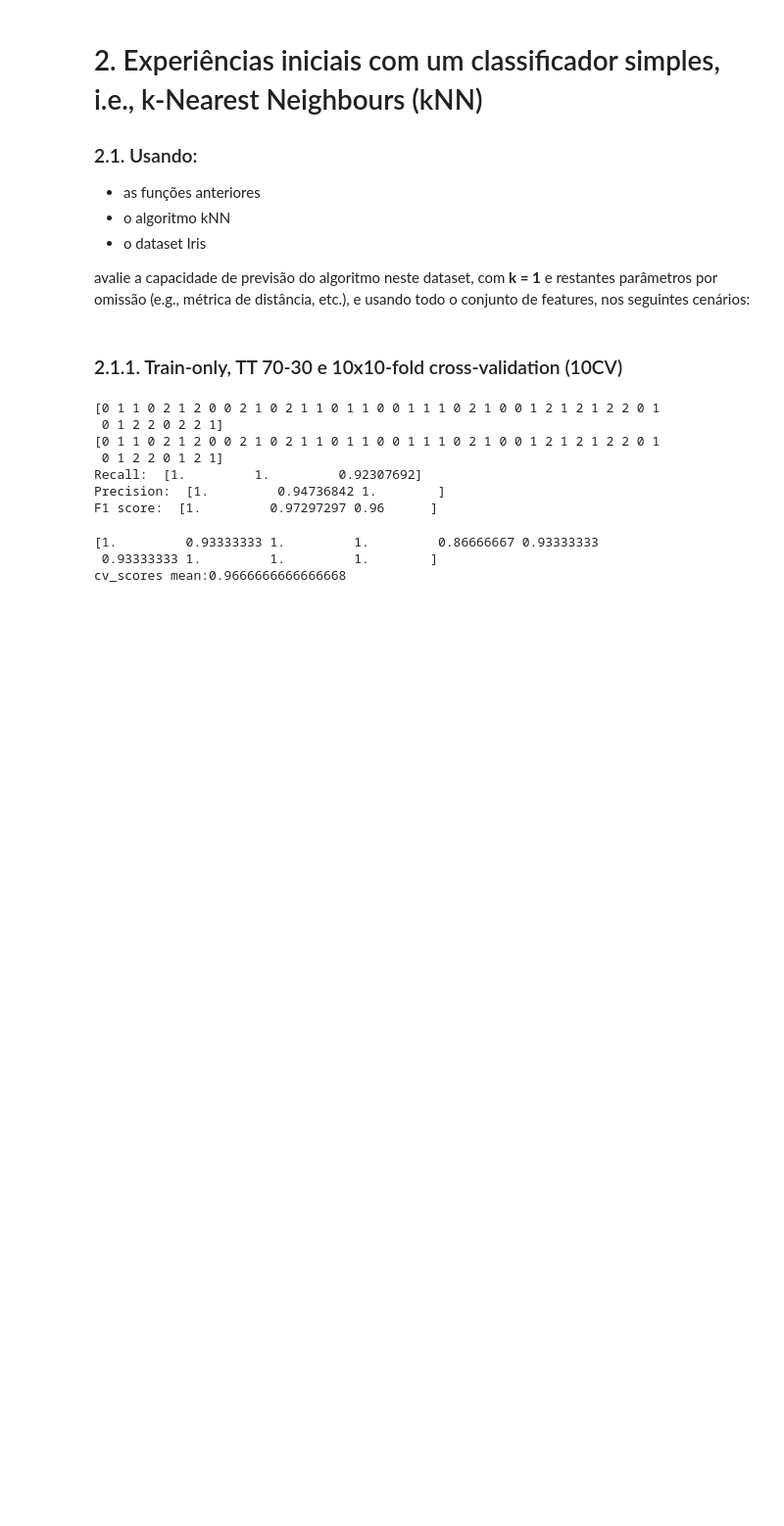
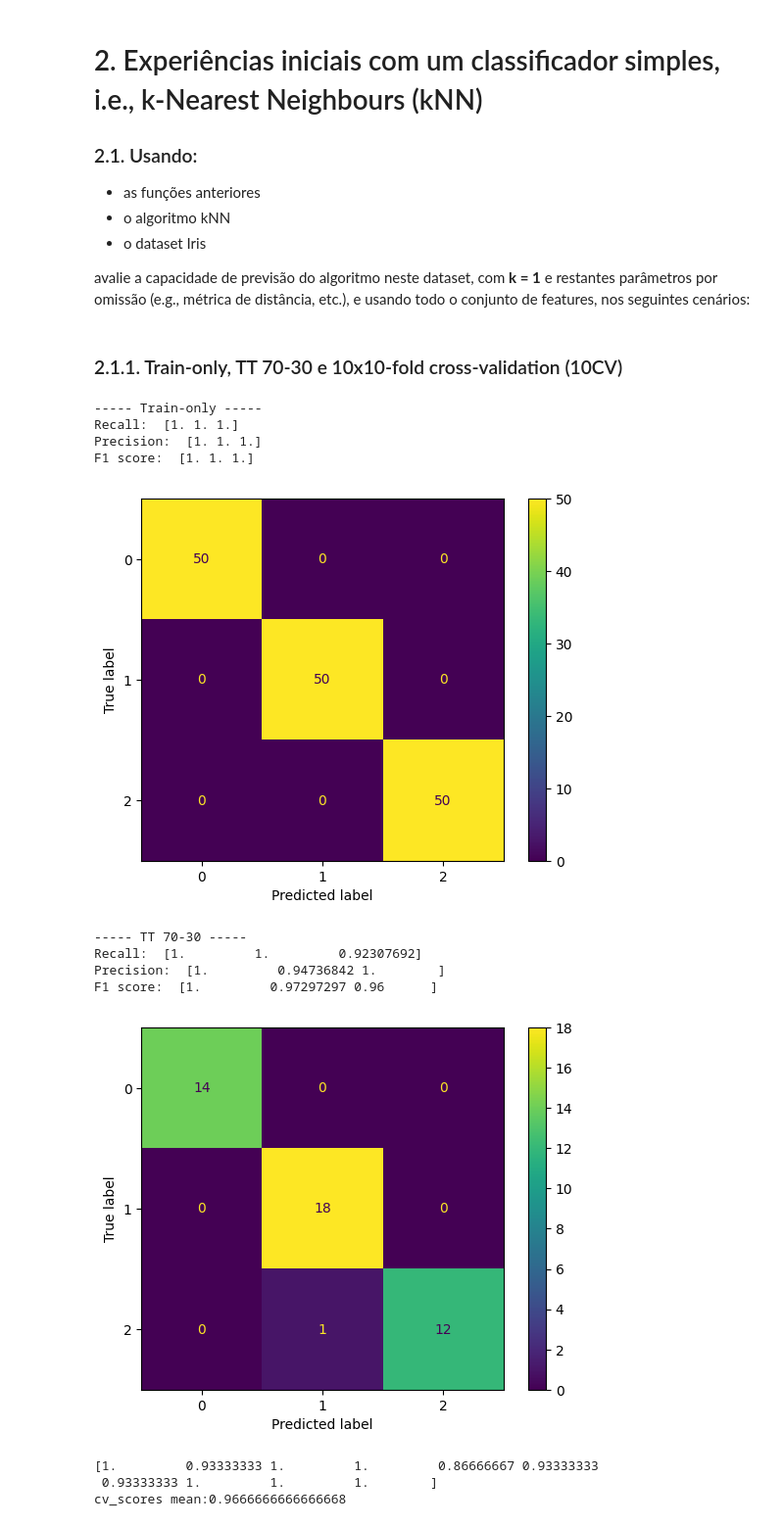
Before and after one commit to eduardofbneves/TCD-TL, a Jupyter notebook: mainActivity_partB.ipynb, the cells around one changed output. Shown at 98% size. Saved outputs shown, nothing was run; the diff lists cells and outputs as text; code cells hidden in the pictures; blank space fills up the shorter version.

```diff
--- a/mainActivity_partB.ipynb
+++ b/mainActivity_partB.ipynb
@@ -282,24 +308,46 @@ avalie a capacidade de previsão do algoritmo neste dataset, com **k = 1** e res
 # %% [markdown]
 ### 2.1.1. Train-only, TT 70-30 e 10x10-fold cross-validation (10CV)
 # %%
+## TRAIN-ONLY
+
+classes = get_classes(iris_target)
+input_train, target_train = iris_input, iris_target
+
+knn = KNeighborsClassifier(n_neighbors=1)
+knn.fit(input_train, target_train)
+target_pred = knn.predict(input_train)
+
+print("----- Train-only -----")
+recall, precision, f1 = exact_methods(target_train, target_pred, None)
+cm = plot_cm(target_train, target_pred, classes)
+
+
+## TT 70-30
+
+classes = get_classes(iris_target)
 input_train, input_test, target_train, target_test = tt(iris_input, iris_target, 30)
+
 
 knn = KNeighborsClassifier(n_neighbors=1)
 knn.fit(input_train, target_train)
 target_pred = knn.predict(input_test)
 
-print(target_test)
-print(target_pred)
+print("----- TT 70-30 -----")
+recall, precision, f1 = exact_methods(target_test, target_pred, None)
+cm = plot_cm(target_test, target_pred, classes)
 
-recall, precision, f1 = exact_methods(target_test, target_pred, None)
+## 10-FOLD CV
 # %% [output]
-[0 1 1 0 2 1 2 0 0 2 1 0 2 1 1 0 1 1 0 0 1 1 1 0 2 1 0 0 1 2 1 2 1 2 2 0 1
- 0 1 2 2 0 2 2 1]
-[0 1 1 0 2 1 2 0 0 2 1 0 2 1 1 0 1 1 0 0 1 1 1 0 2 1 0 0 1 2 1 2 1 2 2 0 1
- 0 1 2 2 0 1 2 1]
-Recall:  [1.         1.         0.92307692]
-Precision:  [1.         0.94736842 1.        ]
-F1 score:  [1.         0.97297297 0.96      ]
+----- Train-only -----
+Recall:  [1. 1. 1.]
+Precision:  [1. 1. 1.]
+F1 score:  [1. 1. 1.]
+[figure, added]
+----- TT 70-30 -----
+Recall:  [1.         1.         0.92307692]
+Precision:  [1.         0.94736842 1.        ]
+F1 score:  [1.         0.97297297 0.96      ]
+[figure, added]
 # %%
 from sklearn.metrics import accuracy_score
 
```
Also changed, not shown: parts of 2 cells of this notebook.
